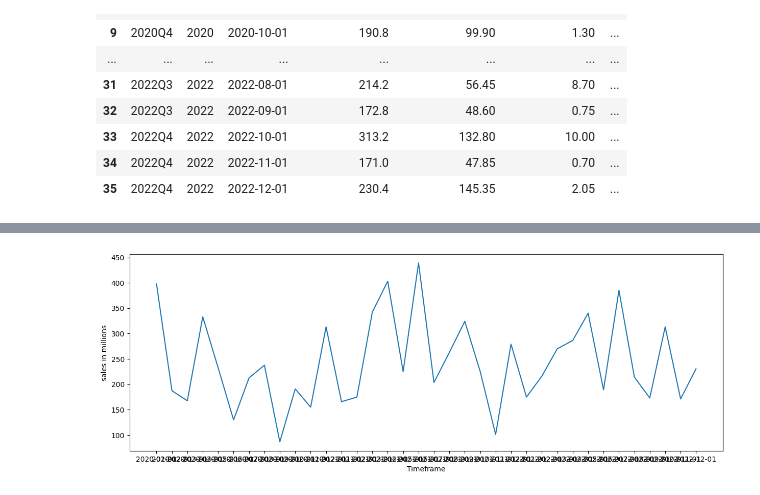
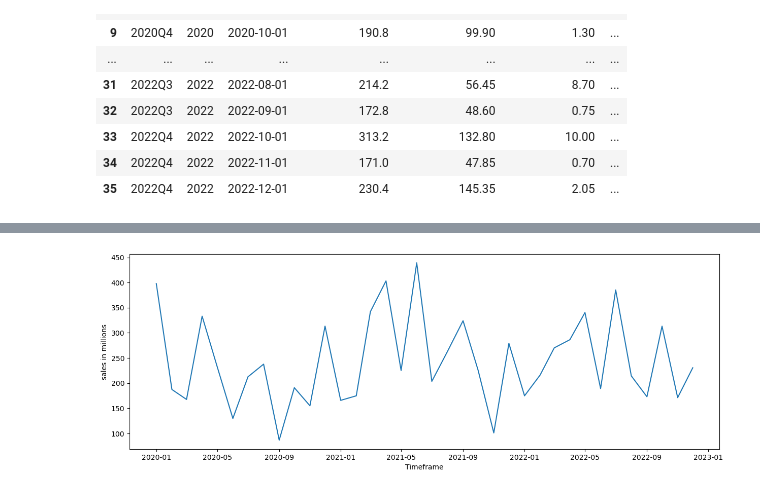
Before and after one commit to Utsavth13/case, a Jupyter notebook: 1.ipynb, the cells around one changed output, grey strips where cells are left out. Saved outputs shown, nothing was run; the diff lists cells and outputs as text; code cells hidden in the pictures.

```diff
--- a/1.ipynb
+++ b/1.ipynb
@@ -324,9 +383,9 @@ newdf
 # %%
 plt.figure(figsize=(15,5))
-plt.plot(newdf['Timeframe'].astype(str), newdf['sales (Million $)'])
+plt.plot(newdf['Timeframe'], newdf['sales (Million $)'])
 plt.xlabel('Timeframe')
 plt.ylabel('sales in millions')
 plt.show()
 # %% [output]
-[figure, old version]
+[figure, new version]
 # %%
```
Also changed, not shown: parts of 26 cells of this notebook, 1 other file.
